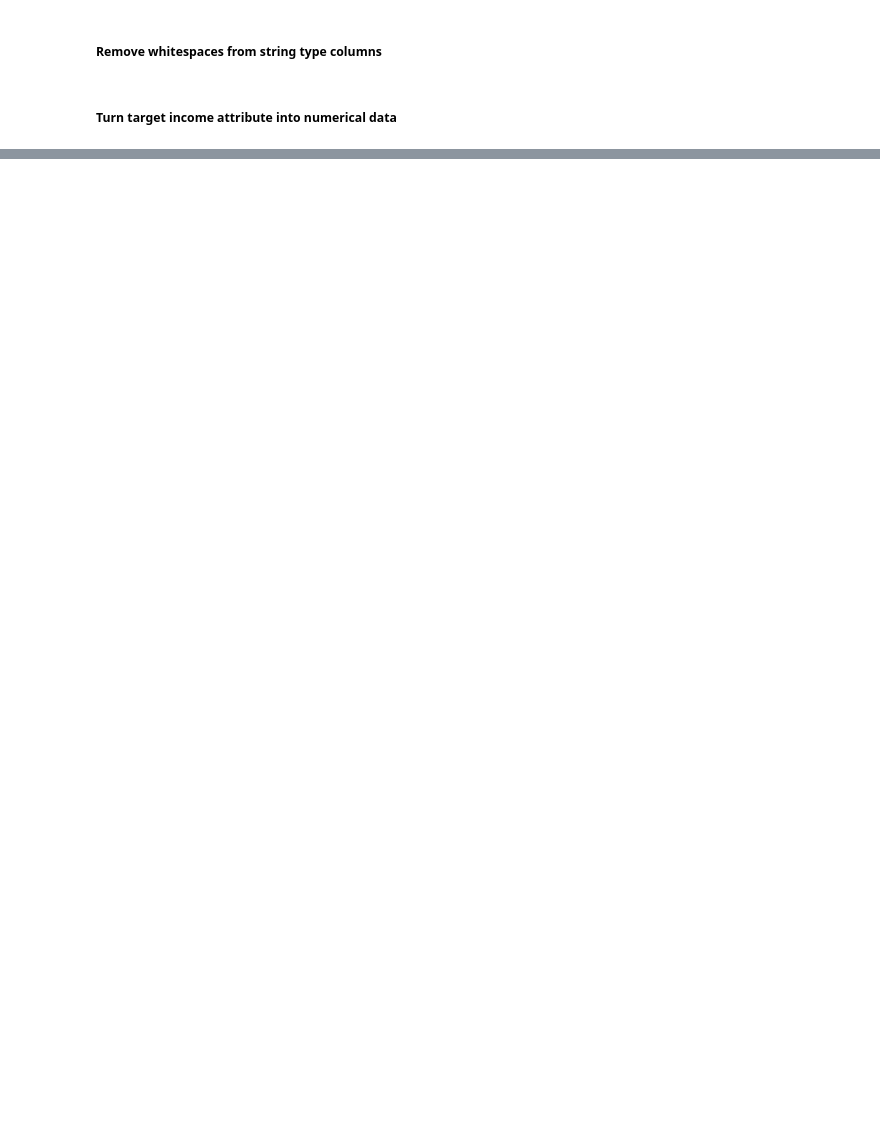
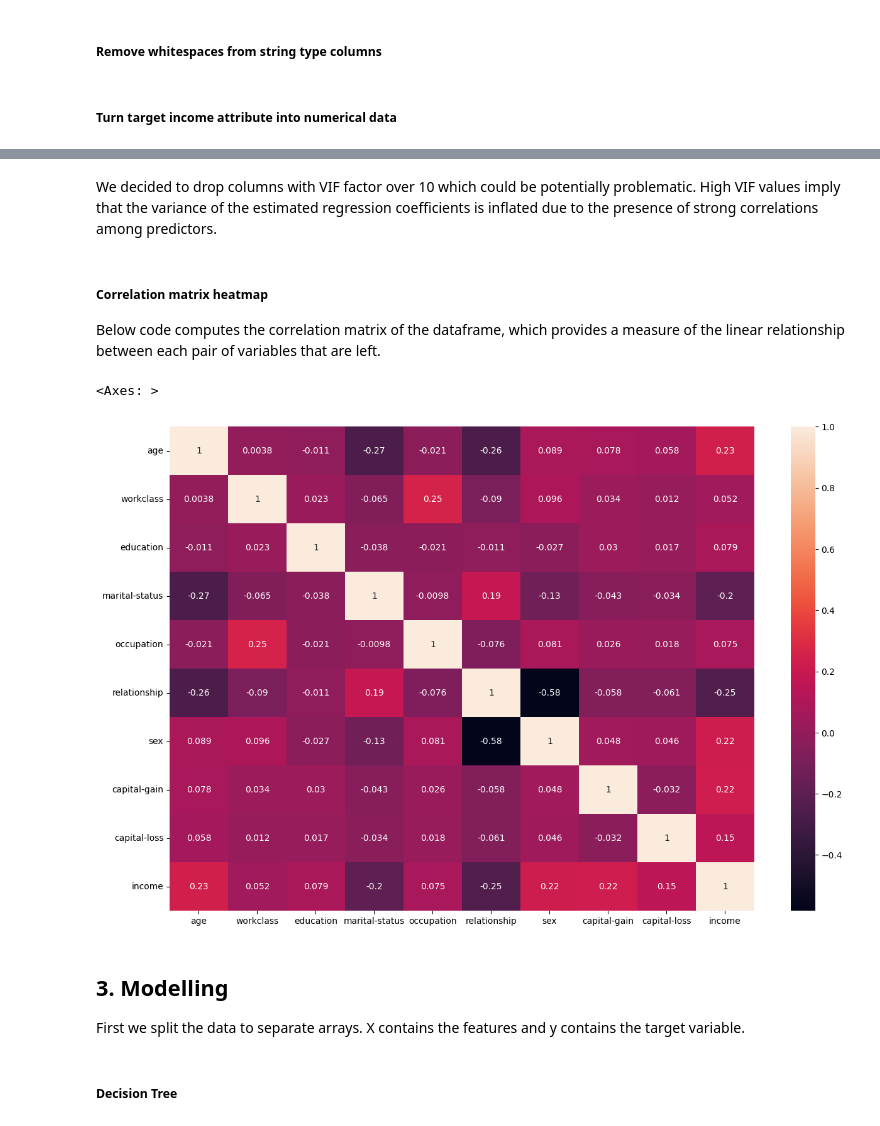
Before and after one commit to michaelslavev/4IZ566-python-semestral, a Jupyter notebook: Income_classification.ipynb, the cells around one changed output, grey strips where cells are left out. Drawn from its saved outputs; the diff is of its cells as text; code cells hidden in the pictures; blank space fills up the shorter version.

Commit message:
models, tuning, visualization

```diff
--- a/Income_classification.ipynb
+++ b/Income_classification.ipynb
@@ -210,6 +233,6 @@ Removing unnecessary columns.
 # %%
 df.drop('fnlwgt', axis=1,inplace=True)
-df.drop('education_num', axis=1,inplace=True)
+df.drop('education-num', axis=1,inplace=True)
 # %% [markdown]
 ##### Remove whitespaces from string type columns
 # %%
@@ -223,9 +241,0 @@ df = df.apply(lambda x: x.str.strip() if x.dtype == 'object' else x)
-# %%
-# Define bins and labels
-age_bins = range(0, 111, 10)
-labels = [f"{i}-{i+9}" for i in range(0, 100, 10)]
-
-# Create a new column with age buckets, drop age column
-df['age_bucket'] = pd.cut(df['age'], bins=age_bins, labels=labels, right=False)
-df.drop('age', axis=1,inplace=True)
-df
@@ -245,0 +242,6 @@ df
+# %%
+df['income'].replace(['<=50K','>50K'],[0,1],inplace=True)
+a = ['workclass', 'education', 'marital-status', 'occupation','relationship','race','sex','native-country']
+for i in a:
+    df[i] = df[i].astype('|S')
+    df[i] = LabelEncoder().fit_transform(df[i])
@@ -245,0 +273,19 @@ df
+# %% [markdown]
+We decided to drop columns with VIF factor over 10 which could be potentially problematic.
+High VIF values imply that the variance of the estimated regression coefficients is inflated due to the presence of strong correlations among predictors.
+# %%
+df = df.drop(['race','hours-per-week','native-country'], axis=1)
+# %% [markdown]
+##### Correlation matrix heatmap
+Below code computes the correlation matrix of the dataframe, which provides a measure of the linear relationship between each pair of variables that are left.
+# %%
+corr = df.corr()
+plt.subplots(figsize=(15,10))
+sns.heatmap(corr, annot=True)
+# %% [output]
+<Axes: >
+[figure, added]
+# %% [markdown]
+## 3. Modelling
+
+First we split the data to separate arrays. X contains the features and y contains the target variable.
@@ -245,0 +296,2 @@ df
+# %% [markdown]
+##### Decision Tree
```
Also changed, not shown: parts of 30 cells of this notebook.
